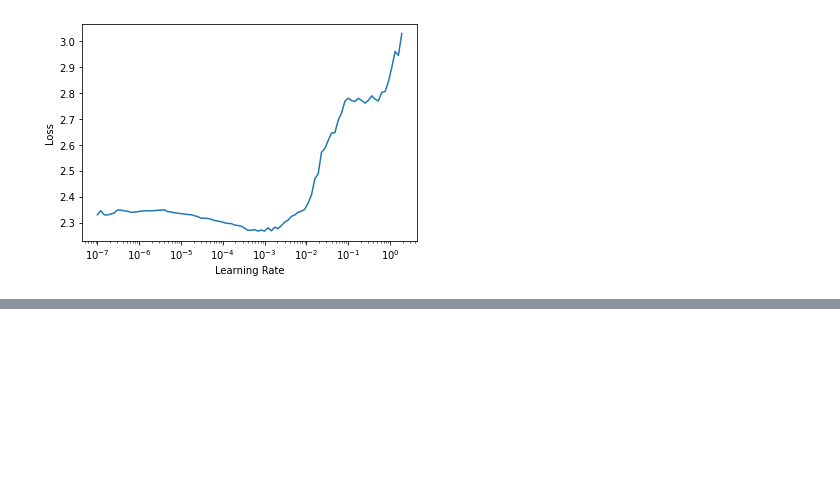
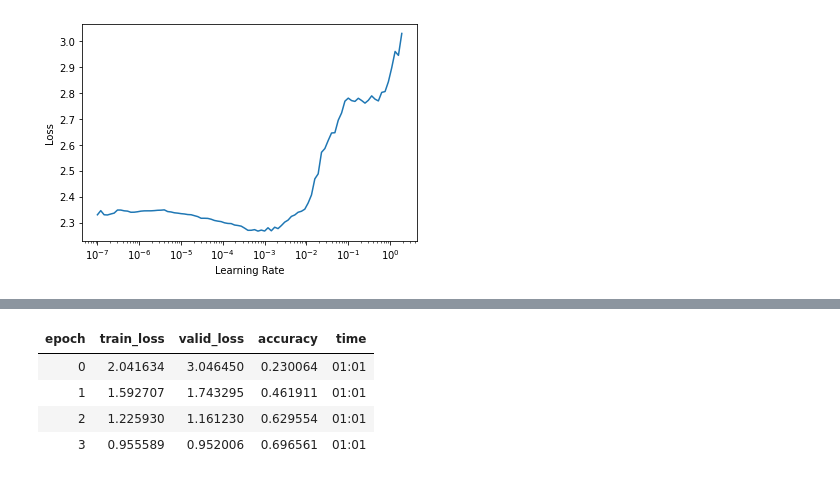
Before and after one commit to m0sys/retinanet-from-torch, a Jupyter notebook: notebooks/15_train_resnet_on_imagenette.ipynb, the cells around one changed output, grey strips where cells are left out. Saved outputs shown, nothing was run; the diff lists cells and outputs as text; code cells hidden in the pictures; blank space fills up the shorter version.

```diff
--- a/notebooks/15_train_resnet_on_imagenette.ipynb
+++ b/notebooks/15_train_resnet_on_imagenette.ipynb
@@ -218,0 +239,8 @@ learn.fit_one_cycle(4, 3e-6)
+# %%
+learn.fit_one_cycle(4, 5e-4)
+# %% [output]
+| epoch | train_loss | valid_loss | accuracy | time |
+| 0 | 2.041634 | 3.046450 | 0.230064 | 01:01 |
+| 1 | 1.592707 | 1.743295 | 0.461911 | 01:01 |
+| 2 | 1.225930 | 1.161230 | 0.629554 | 01:01 |
+| 3 | 0.955589 | 0.952006 | 0.696561 | 01:01 |
```
Also changed, not shown: parts of 7 cells of this notebook, 2 other files.
